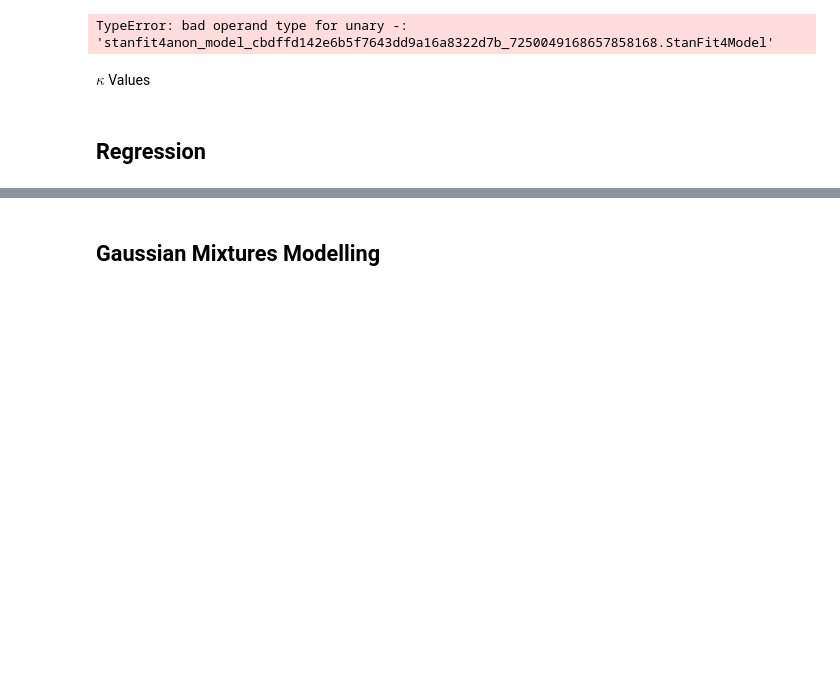
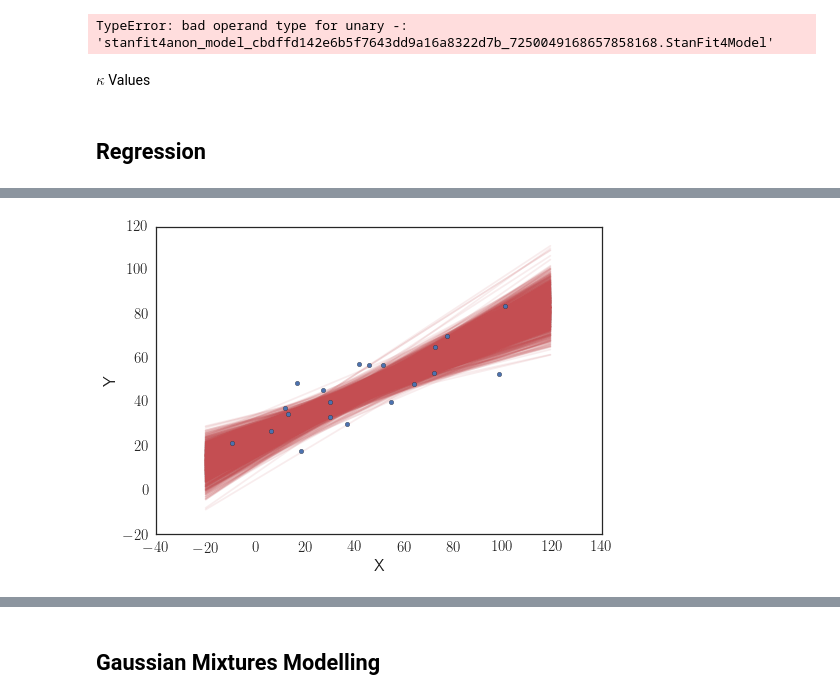
Before and after one commit to pdh21/SDAF, a Jupyter notebook: Week1/Hurley_Rooney.ipynb, the cells around one changed output, grey strips where cells are left out. Drawn from its saved outputs; the diff is of its cells as text; code cells hidden in the pictures; blank space fills up the shorter version.

```diff
--- a/Week1/Hurley_Rooney.ipynb
+++ b/Week1/Hurley_Rooney.ipynb
@@ -289,0 +379,25 @@ parameters = {"kappa", "xi", "psi", "alpha", "beta", "gamma", "pi"}
+# %%
+import pystan
+sm = pystan.StanModel(model_code=model)
+# %%
+regress_data={
+    'N':20,
+    'y':ydata,
+    'x':xdata
+}
+# %%
+fit = sm.sampling(data=regress_data,iter=1000, chains=4)
+# %%
+samples=fit.extract(permuted=False, inc_warmup=False)
+# %%
+x=np.arange(-20,120)
+lines=np.empty((140,2000))
+for i in range(0,140):
+    lines[i,:]=samples[:,:,0].reshape(-1)+samples[:,:,1].reshape(-1)*x[i]
+plt.scatter(xdata,ydata)
+plt.xlabel('X')
+plt.ylabel('Y')
+for i in range(0,2000):
+    plt.plot(x,lines[:,i], 'r',alpha=0.1,zorder=-1)
+# %% [output]
+[figure, added]
```
Also changed, not shown: parts of 14 cells of this notebook.
